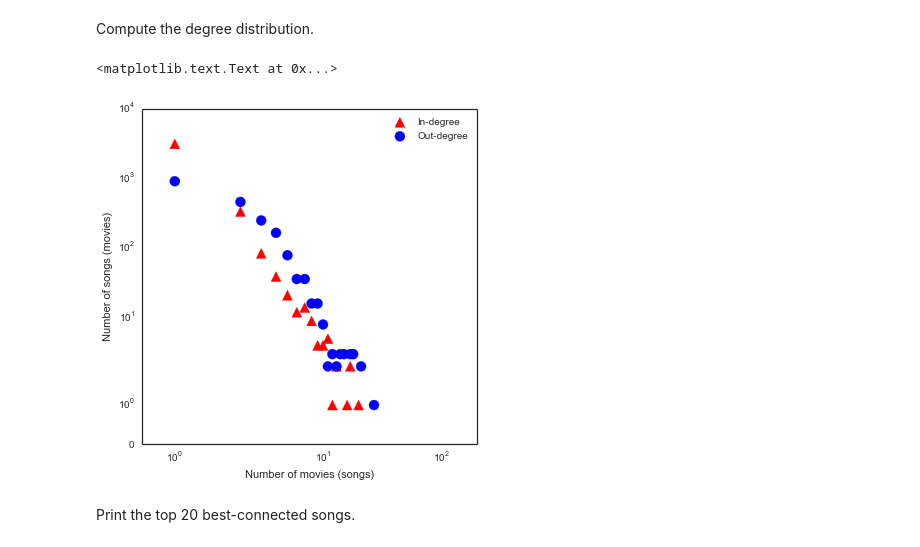
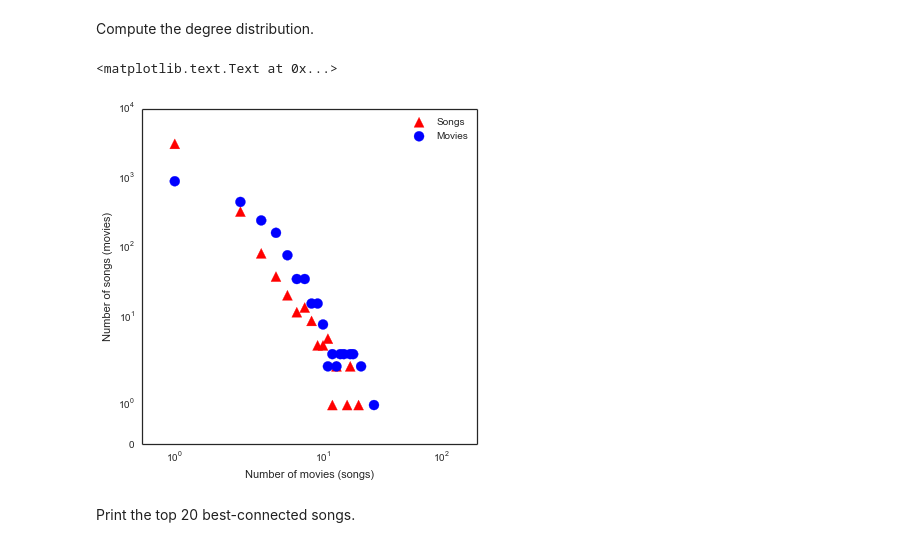
Before and after one commit to brianckeegan/Trailers, a Jupyter notebook: Trailers.ipynb, the cells around one changed output. Saved outputs shown, nothing was run; the diff lists cells and outputs as text; code cells hidden in the pictures.

```diff
--- a/Trailers.ipynb
+++ b/Trailers.ipynb
@@ -115,22 +115,22 @@ Compute the degree distribution.
 # %%
 idc = {k:int(round(v*(len(g)-1),0)) for k,v in nx.in_degree_centrality(g).iteritems()}
 idc_counter = Counter(idc.values())
 
 odc = {k:int(round(v*(len(g)-1),0)) for k,v in nx.out_degree_centrality(g).iteritems()}
 odc_counter = Counter(odc.values())
 
-plt.scatter(idc_counter.keys(),idc_counter.values(),label='In-degree',color='r',s=100,marker='^')
-plt.scatter(odc_counter.keys(),odc_counter.values(),label='Out-degree',color='b',s=100)
+plt.scatter(idc_counter.keys(),idc_counter.values(),label='Songs',color='r',s=100,marker='^')
+plt.scatter(odc_counter.keys(),odc_counter.values(),label='Movies',color='b',s=100)
 plt.xscale('symlog')
 plt.yscale('symlog')
 plt.xlim((.5,2e2))
 plt.ylim((0,1e4))
 plt.legend(scatterpoints=1)
 plt.xlabel('Number of movies (songs)')
 plt.ylabel('Number of songs (movies)')
 # %% [output]
 <matplotlib.text.Text at 0x...>
-[figure, old version]
+[figure, new version]
 # %% [markdown]
 Print the top 20 best-connected songs.
 # %%
```
Also changed, not shown: parts of 9 cells of this notebook.
